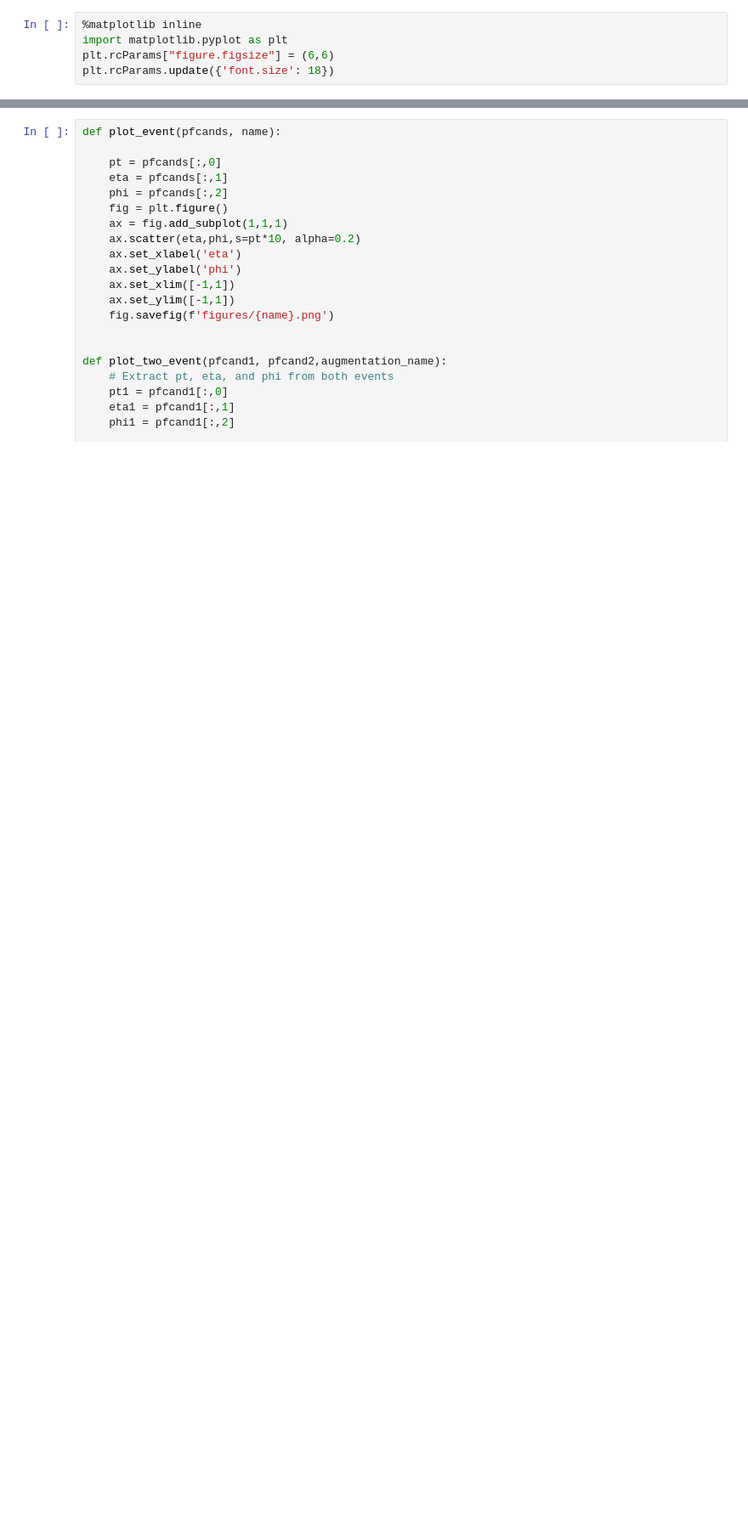
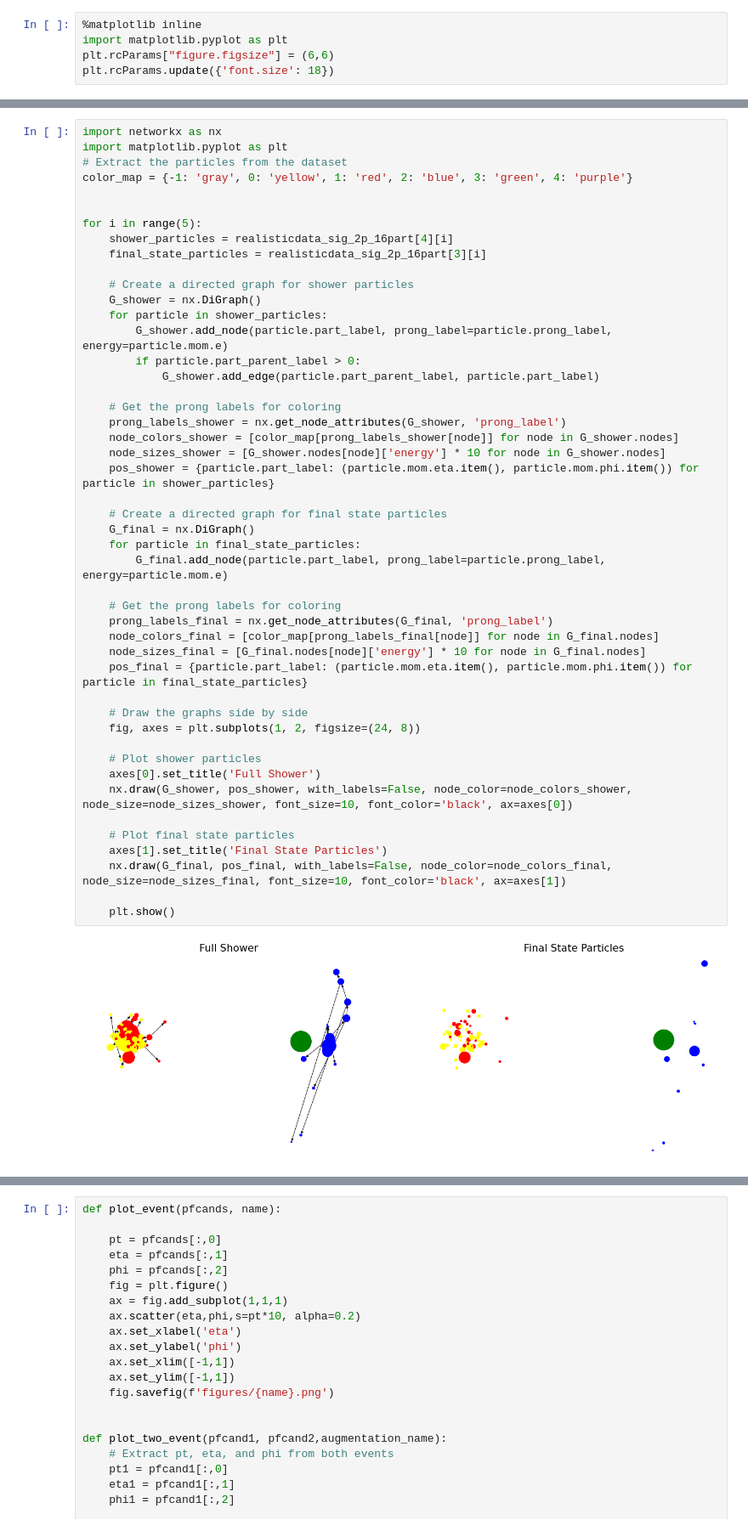
Before and after one commit to nswood/ToyJetGenerator, a Jupyter notebook: Testing_Toy_Jet_and_Plot_Zg.ipynb, the cells around one changed output, grey strips where cells are left out. Shown: that part at 85% size. Saved outputs shown, nothing was run; the diff lists cells and outputs as text; blank space fills up the shorter version.

```diff
--- a/Testing_Toy_Jet_and_Plot_Zg.ipynb
+++ b/Testing_Toy_Jet_and_Plot_Zg.ipynb
@@ -32,0 +88,49 @@ realisticdata_sig_2p_16part[3][0].shape
+# %%
+import networkx as nx
+import matplotlib.pyplot as plt
+# Extract the particles from the dataset
+color_map = {-1: 'gray', 0: 'yellow', 1: 'red', 2: 'blue', 3: 'green', 4: 'purple'}
+
+
+for i in range(5):
+    shower_particles = realisticdata_sig_2p_16part[4][i]
+    final_state_particles = realisticdata_sig_2p_16part[3][i]
+
+    # Create a directed graph for shower particles
+    G_shower = nx.DiGraph()
+    for particle in shower_particles:
+        G_shower.add_node(particle.part_label, prong_label=particle.prong_label, energy=particle.mom.e)
+        if particle.part_parent_label > 0:
+            G_shower.add_edge(particle.part_parent_label, particle.part_label)
+
+    # Get the prong labels for coloring
+    prong_labels_shower = nx.get_node_attributes(G_shower, 'prong_label')
+    node_colors_shower = [color_map[prong_labels_shower[node]] for node in G_shower.nodes]
+    node_sizes_shower = [G_shower.nodes[node]['energy'] * 10 for node in G_shower.nodes]
+    pos_shower = {particle.part_label: (particle.mom.eta.item(), particle.mom.phi.item()) for particle in shower_particles}
+
+    # Create a directed graph for final state particles
+    G_final = nx.DiGraph()
+    for particle in final_state_particles:
+        G_final.add_node(particle.part_label, prong_label=particle.prong_label, energy=particle.mom.e)
+
+    # Get the prong labels for coloring
+    prong_labels_final = nx.get_node_attributes(G_final, 'prong_label')
+    node_colors_final = [color_map[prong_labels_final[node]] for node in G_final.nodes]
+    node_sizes_final = [G_final.nodes[node]['energy'] * 10 for node in G_final.nodes]
+    pos_final = {particle.part_label: (particle.mom.eta.item(), particle.mom.phi.item()) for particle in final_state_particles}
+
+    # Draw the graphs side by side
+    fig, axes = plt.subplots(1, 2, figsize=(24, 8))
+
+    # Plot shower particles
+    axes[0].set_title('Full Shower')
+    nx.draw(G_shower, pos_shower, with_labels=False, node_color=node_colors_shower, node_size=node_sizes_shower, font_size=10, font_color='black', ax=axes[0])
+
+    # Plot final state particles
+    axes[1].set_title('Final State Particles')
+    nx.draw(G_final, pos_final, with_labels=False, node_color=node_colors_final, node_size=node_sizes_final, font_size=10, font_color='black', ax=axes[1])
+
+    plt.show()
+# %% [output]
+[figure, added]
```
Also changed, not shown: parts of 46 cells of this notebook, 4 other files.
